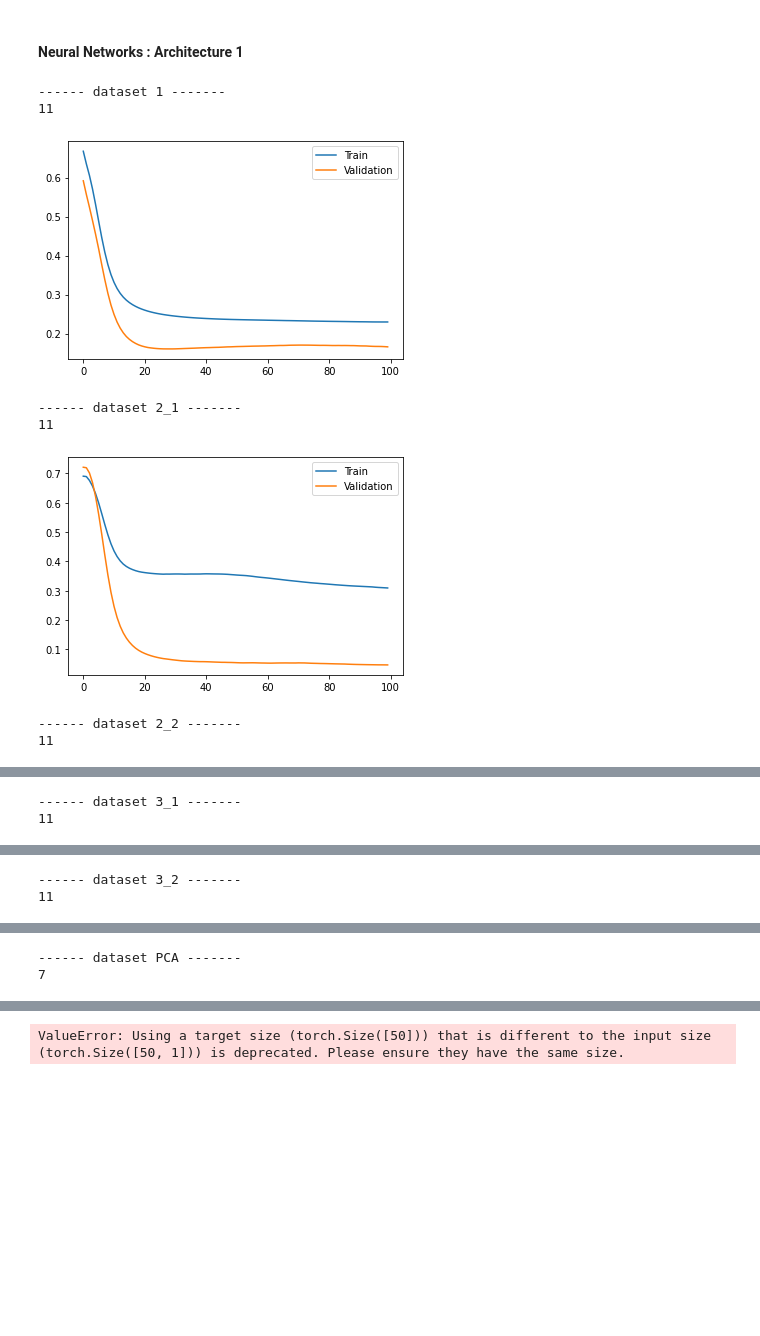
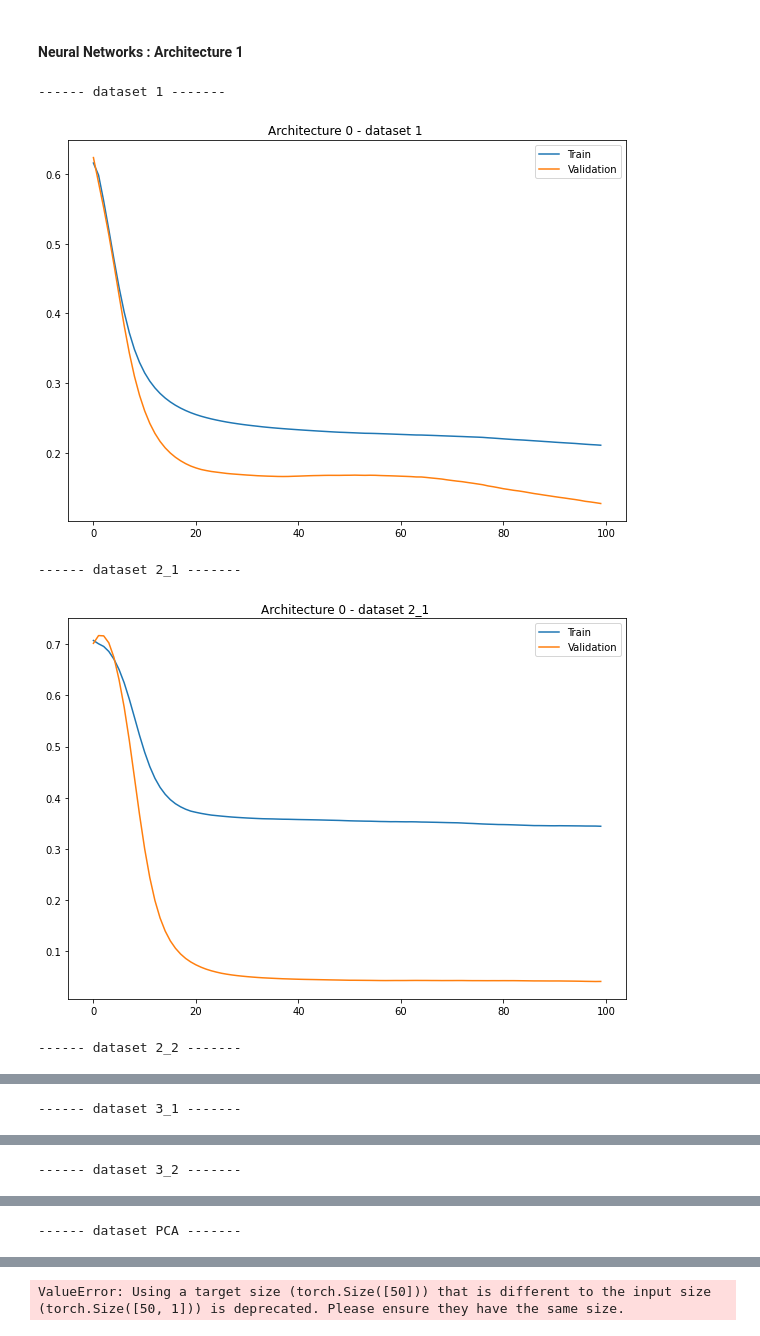
Before and after one commit to 13Mai13/heart-failure, a Jupyter notebook: notebooks/heart-failure.ipynb, the cells around one changed output, grey strips where cells are left out. Cells and saved outputs as stored; diff of their text form; code cells hidden in the pictures; blank space fills up the shorter version.

Commit message:
added neural net architecture 0 working

```diff
--- a/notebooks/heart-failure.ipynb
+++ b/notebooks/heart-failure.ipynb
@@ -1816,9 +1816,11 @@ def train_neural_net(model, train_data_loader, val_data_loader, criterion, epoch
         val_loss.append(loss.item())  # Calculate Loss
     return train_loss, val_loss
 # %%
-def plot_neural_net_results(train_loss, val_loss):
+def plot_neural_net_results(train_loss, val_loss, nn_arch, dataset):
+    plt.figure(figsize=(10, 7))
     plt.plot(train_loss, label='Train')
     plt.plot(val_loss, label='Validation')
+    plt.title(f"{nn_arch} - {dataset} ")
     plt.legend()
     plt.show()
 # %%
@@ -1826,16 +1828,14 @@ learning_rate = 0.1  # 0.01, 0.001
 epochs = 100
 # %%
 # One layer Neural Net
-
-n_input_dim = dataset_nn.get(f'{dataset}').get('X_train').shape[1]
 
 n_hidden1 = 20
 n_output =  1
 
 class NeuralNetModel0(nn.Module):
-    def __init__(self):
+    def __init__(self, n_inputs=n_input_dim):
         super(NeuralNetModel0, self).__init__()
-        self.layer_1 = nn.Linear(n_input_dim, n_hidden1)
+        self.layer_1 = nn.Linear(n_inputs, n_hidden1)
         self.layer_out = nn.Linear(n_hidden1, n_output)
 
         self.relu = nn.ReLU()
@@ -1850,21 +1850,49 @@ class NeuralNetModel0(nn.Module):
 # %%
 for dataset in dataset_nn.keys():
 
     print(f'------ {dataset} -------')
-    print(dataset_nn.get(f'{dataset}').get('X_train').shape[1])
+    start_train = time.time()
 
-    model = NeuralNetModel0()
+    model = NeuralNetModel0(n_inputs=dataset_nn.get(f'{dataset}').get('X_train').shape[1])
     criterion = nn.BCELoss()
     optimizer = torch.optim.SGD(model.parameters(), lr=learning_rate)
 
     train_loss, val_loss = train_neural_net(model, dataset_nn.get(f'{dataset}').get('train_data_loader'), dataset_nn.get(f'{dataset}').get('val_data_loader'), criterion, epochs)
-    plot_neural_net_results(train_loss, val_loss)
+    end_train = time.time()
+
+    plot_neural_net_results(train_loss, val_loss, "Architecture 0", dataset)
+
+    train_results_prob = model(dataset_nn.get(f'{dataset}').get('X_train')).detach().numpy()
+    validation_results_prob = model(dataset_nn.get(f'{dataset}').get('X_val')).detach().numpy()
+    test_results_prob = model(dataset_nn.get(f'{dataset}').get('X_test')).detach().numpy()
+
+    train_results = [1 if x >= 0.5 else 0 for x in train_results_prob]
+    validation_results = [1 if x >= 0.5 else 0 for x in validation_results_prob]
+    test_results = [1 if x >= 0.5 else 0 for x in test_results_prob]
+
+
+    train_f1 = f1_score(dataset_nn.get(f'{dataset}').get('y_train').detach().numpy(), train_results)
+    validation_f1 = f1_score(dataset_nn.get(f'{dataset}').get('y_val').detach().numpy(), validation_results)
+    test_f1 = f1_score(dataset_nn.get(f'{dataset}').get('y_test').detach().numpy(), test_results)
+
+    fpr, tpr, thresholds = roc_curve(dataset_nn.get(f'{dataset}').get('y_test').detach().numpy(),
+                                     test_results_prob, pos_label=1)
+    test_auc = auc(fpr, tpr)
+
+    test_log_loss = log_loss(dataset_nn.get(f'{dataset}').get('y_test').detach().numpy(), test_results_prob)
+
+    datasets.get(f'{dataset}').update({'nn_0': {
+                                               'train_f1': train_f1,
+                                               'validation_f1': validation_f1,
+                                               'overfitting': train_f1 - validation_f1 >= overfitting_threshold,
+                                               'model': model,
+                                               'total_time': end_train - start_train,
+                                               'test_metrics': [test_f1, test_auc, test_log_loss],
+                                               'test_results': test_results
+                                              }})
 # %% [output]
 ------ dataset 1 -------
-11
-[figure, old version]
+[figure, new version]
 ------ dataset 2_1 -------
-11
-[figure, old version]
+[figure, new version]
 ------ dataset 2_2 -------
-11
@@ -1872,2 +1900 @@ for dataset in dataset_nn.keys():
 ------ dataset 3_1 -------
-11
@@ -1875,2 +1902 @@ for dataset in dataset_nn.keys():
 ------ dataset 3_2 -------
-11
@@ -1878,2 +1904 @@ for dataset in dataset_nn.keys():
 ------ dataset PCA -------
-7
```
Also changed, not shown: parts of 1 cell of this notebook.
